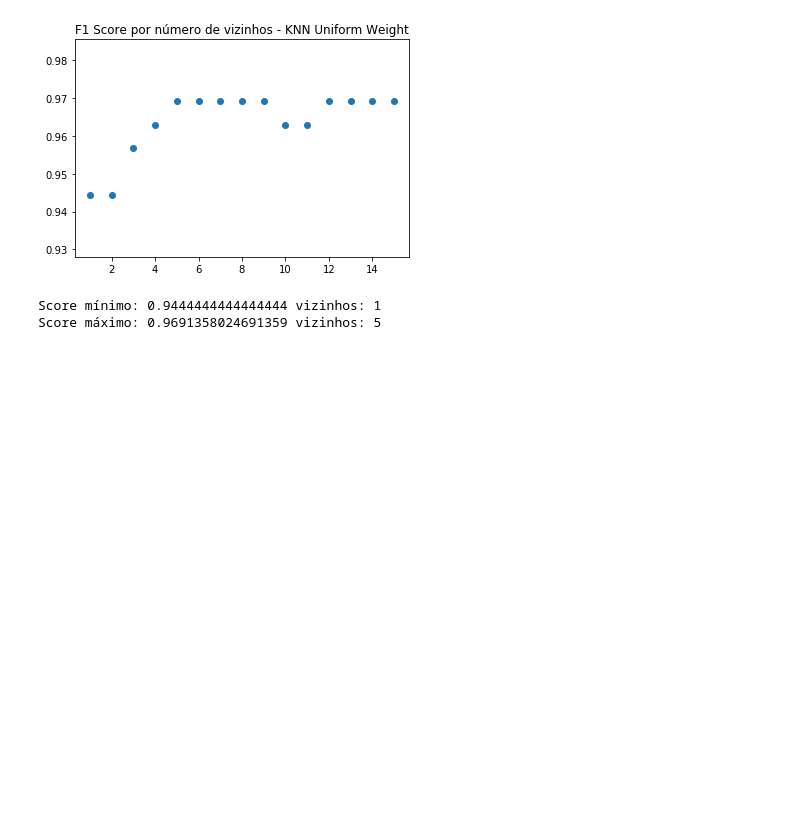
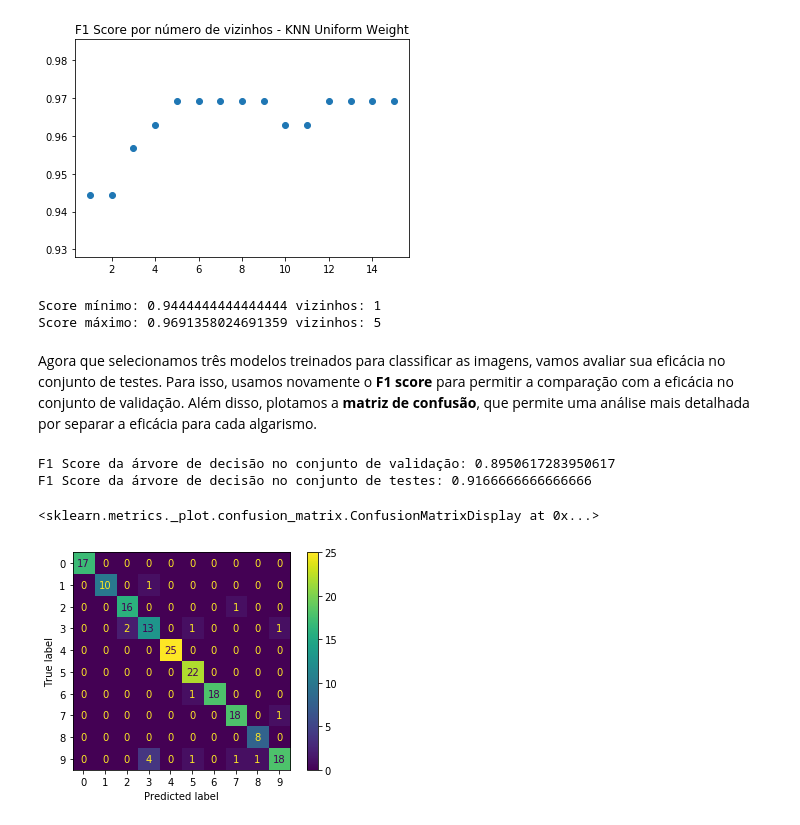
Before and after one commit to natanbcpc/supervised-learning, a Jupyter notebook: Parte 2.ipynb, the cells around one changed output. Cells and saved outputs as stored; diff of their text form; code cells hidden in the pictures; blank space fills up the shorter version.

```diff
--- a/Parte 2.ipynb
+++ b/Parte 2.ipynb
@@ -51,6 +51,7 @@ from sklearn.discriminant_analysis import LinearDiscriminantAnalysis
 
 lda = make_pipeline(StandardScaler(), LinearDiscriminantAnalysis())
 reduced_digits_data_train_and_val = lda.fit_transform(digits_data_train_and_val, digits_target_train_and_val)
+reduced_digits_data_test = lda.transform(digits_data_test)
 print("A dimensionalidade dos dados foi reduzida de %d para %d." \
       % (digits.data.shape[1], reduced_digits_data_train_and_val.shape[1]))
 # %% [output]
@@ -139,6 +140,7 @@ max_value = max(score_decision_tree)
 max_index = score_decision_tree.index(max_value)
 
 best_decision_tree = decision_tree_classifiers[max_index]
+best_decision_tree_score_val = max_value
 
 print("Score mínimo:", min_value, "profundidade:", min_index)
 print("Score máximo:", max_value, "profundidade:", max_index)
@@ -196,3 +200,22 @@ print("Score máximo:", max_value, "vizinhos:", max_index + 1)
 [figure]
 Score mínimo: 0.9444444444444444 vizinhos: 1
 Score máximo: 0.9691358024691359 vizinhos: 5
+# %% [markdown]
+Agora que selecionamos três modelos treinados para classificar as imagens, vamos avaliar sua eficácia no conjunto de testes. Para isso, usamos novamente o **F1 score** para permitir a comparação com a eficácia no conjunto de validação. Além disso, plotamos a **matriz de confusão**, que permite uma análise mais detalhada por separar a eficácia para cada algarismo.
+# %%
+from sklearn.metrics import confusion_matrix, ConfusionMatrixDisplay
+
+prediction_decision_tree = best_decision_tree.predict(reduced_digits_data_test)
+best_decision_tree_score_test = f1_score(digits_target_test, prediction_decision_tree, average='micro')
+
+print("F1 Score da árvore de decisão no conjunto de validação:", best_decision_tree_score_val)
+print("F1 Score da árvore de decisão no conjunto de testes:", best_decision_tree_score_test)
+
+cm = confusion_matrix(digits_target_test, prediction_decision_tree)
+disp = ConfusionMatrixDisplay(confusion_matrix=cm)
+disp.plot()
+# %% [output]
+F1 Score da árvore de decisão no conjunto de validação: 0.8950617283950617
+F1 Score da árvore de decisão no conjunto de testes: 0.9166666666666666
+<sklearn.metrics._plot.confusion_matrix.ConfusionMatrixDisplay at 0x...>
+[figure, added]
```
Also changed, not shown: parts of 9 cells of this notebook.
